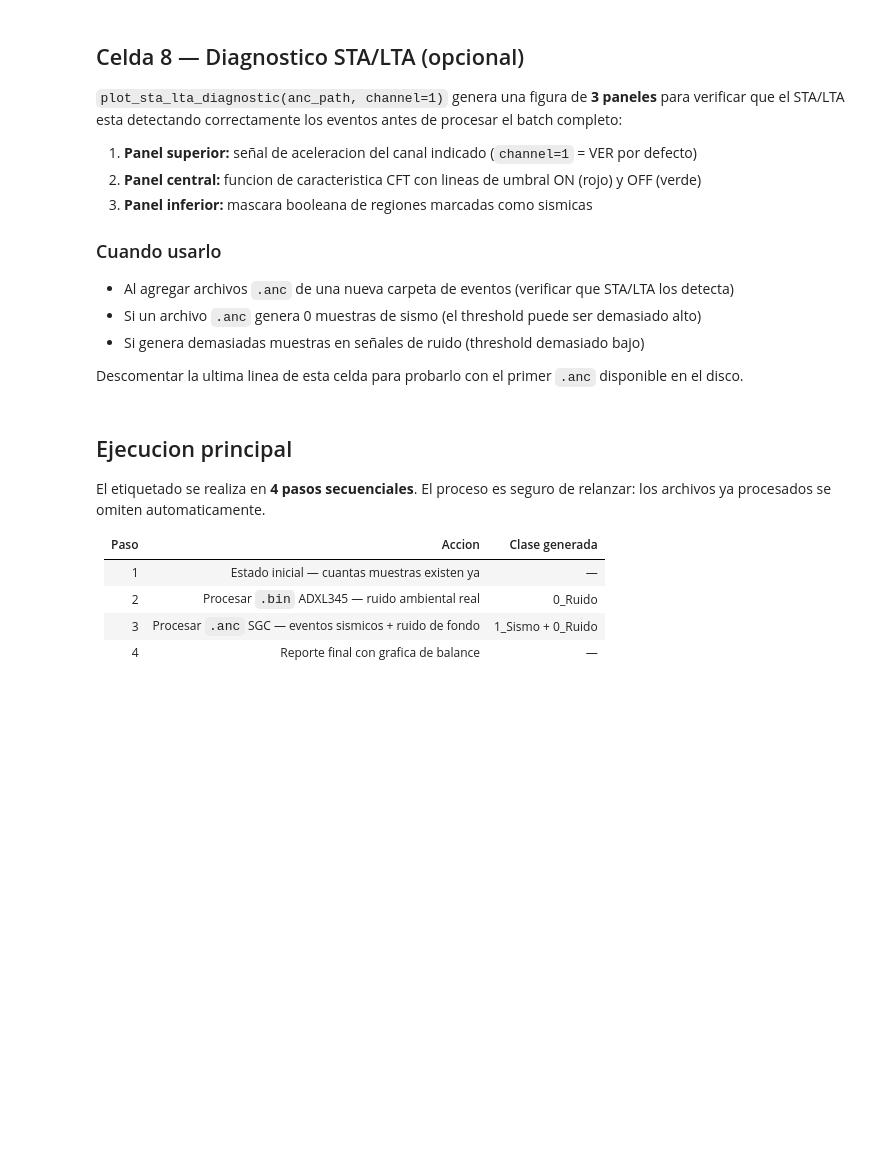
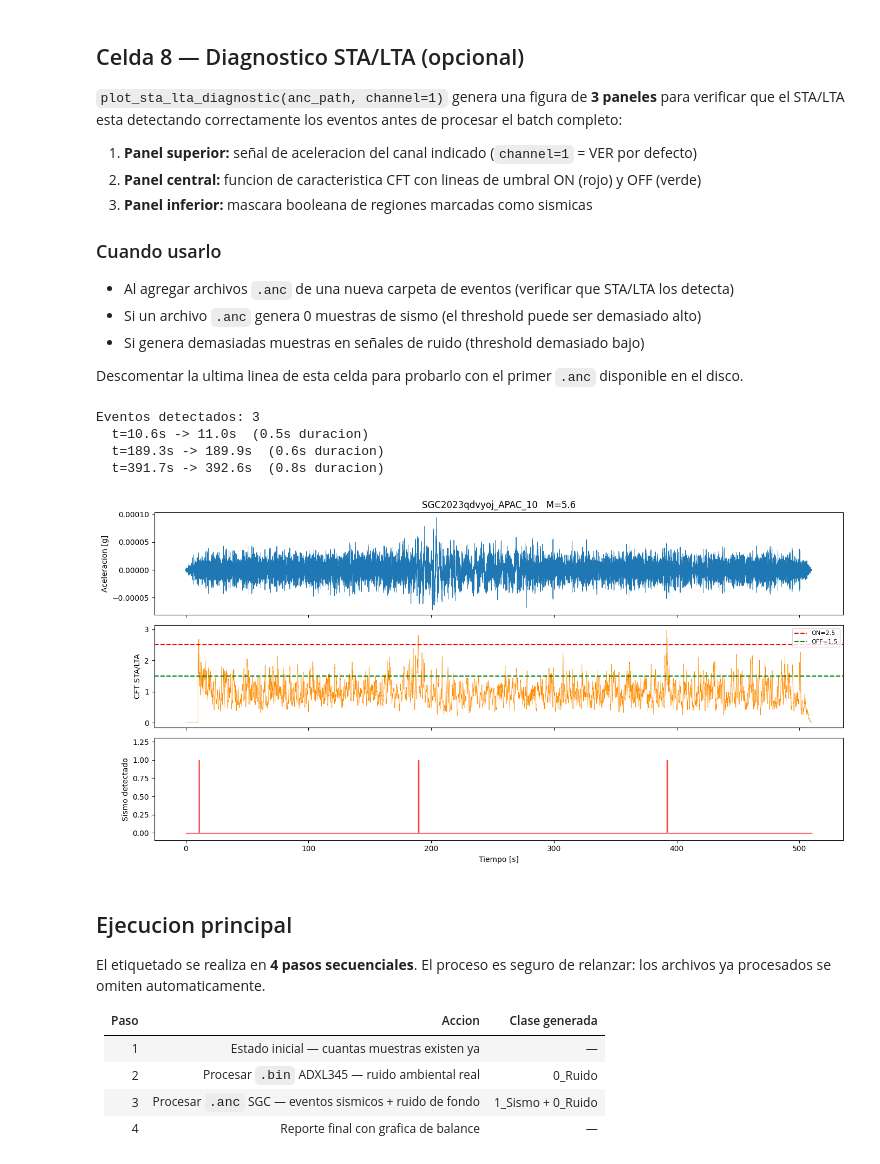
Before and after one commit to pinpacho/pandemaiz, a Jupyter notebook: Data_Labeling/seismic_dataset_builder_v3.ipynb, the cells around one changed output. Saved outputs shown, nothing was run; the diff lists cells and outputs as text; code cells hidden in the pictures; blank space fills up the shorter version.

```diff
--- a/Data_Labeling/seismic_dataset_builder_v3.ipynb
+++ b/Data_Labeling/seismic_dataset_builder_v3.ipynb
@@ -689,34 +691,40 @@ Descomentar la ultima linea de esta celda para probarlo con el primer `.anc` dis
 def plot_sta_lta_diagnostic(anc_path, channel=1):
     """Grafica senal + CFT STA/LTA + mascara de eventos para un .anc."""
     meta, data_g = parse_anc(anc_path)
     cft, is_sismo, events = aplicar_sta_lta(data_g)
 
     t   = np.arange(len(data_g)) / FS
     fig, axes = plt.subplots(3, 1, figsize=(14, 7), sharex=True)
 
     axes[0].plot(t, data_g[:, channel], lw=0.5)
     axes[0].set_ylabel('Aceleracion [g]')
     axes[0].set_title(f'{Path(anc_path).stem}   M={meta.get("magnitud", "?")}')
 
     axes[1].plot(t, cft, lw=0.5, color='darkorange')
     axes[1].axhline(TRIGGER_ON,  color='red',   ls='--', label=f'ON={TRIGGER_ON}')
     axes[1].axhline(TRIGGER_OFF, color='green', ls='--', label=f'OFF={TRIGGER_OFF}')
     axes[1].set_ylabel('CFT STA/LTA')
     axes[1].legend(loc='upper right', fontsize=8)
 
     axes[2].fill_between(t, is_sismo.astype(int), alpha=0.6, color='red')
     axes[2].set_ylabel('Sismo detectado')
     axes[2].set_xlabel('Tiempo [s]')
     axes[2].set_ylim(-0.1, 1.3)
 
     print(f'Eventos detectados: {len(events)}')
     for i_on, i_off in events:
         print(f'  t={i_on/FS:.1f}s -> {i_off/FS:.1f}s  ({(i_off-i_on)/FS:.1f}s duracion)')
     plt.tight_layout()
     plt.show()
 
 # Descomentar para probar con el primer .anc disponible:
-# plot_sta_lta_diagnostic(next(ANC_ROOT.rglob('*.anc')))
+plot_sta_lta_diagnostic(next(ANC_ROOT.rglob('*.anc')))
+# %% [output]
+Eventos detectados: 3
+  t=10.6s -> 11.0s  (0.5s duracion)
+  t=189.3s -> 189.9s  (0.6s duracion)
+  t=391.7s -> 392.6s  (0.8s duracion)
+[figure, added]
 # %% [markdown]
 ## Ejecucion principal
 
```
Also changed, not shown: parts of 5 cells of this notebook, 20 other files.
